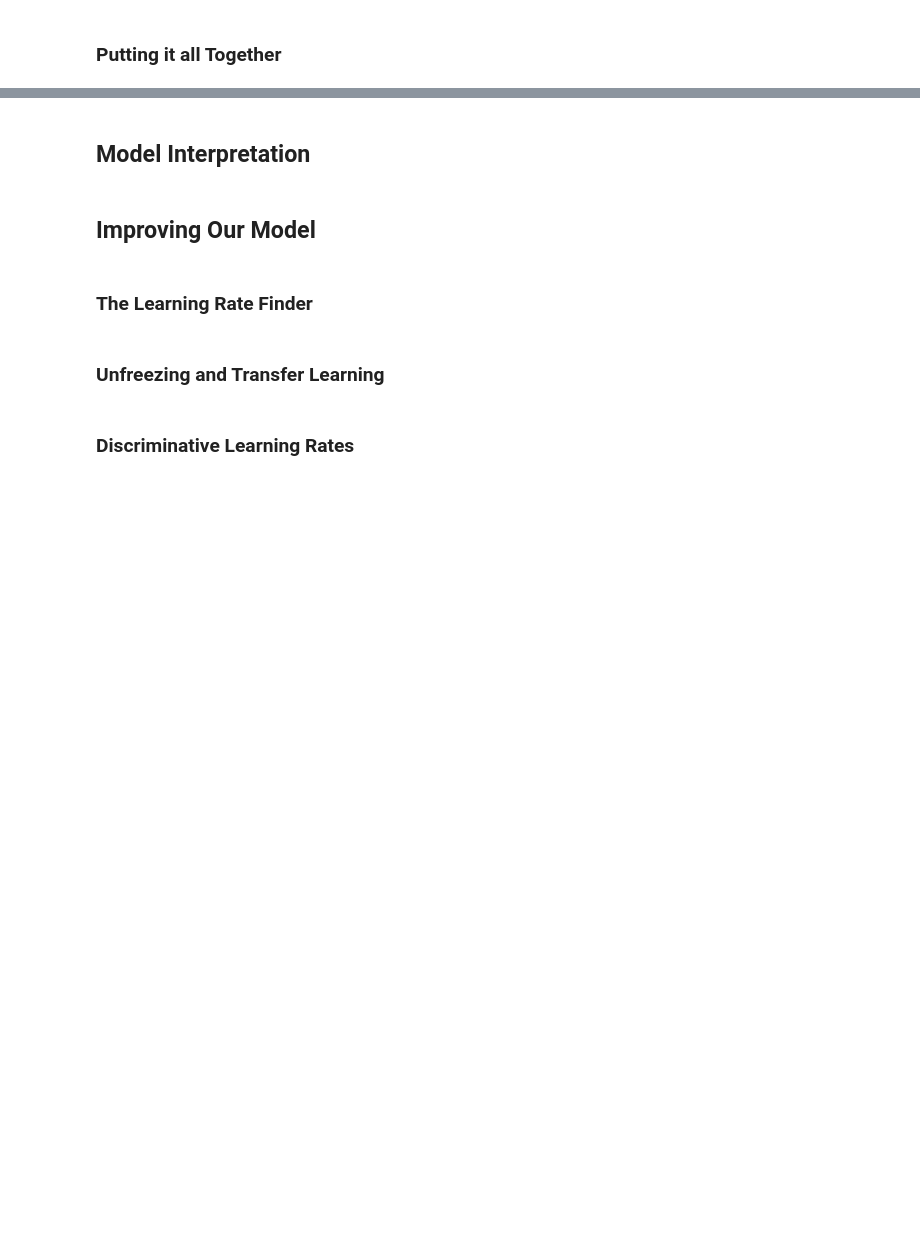
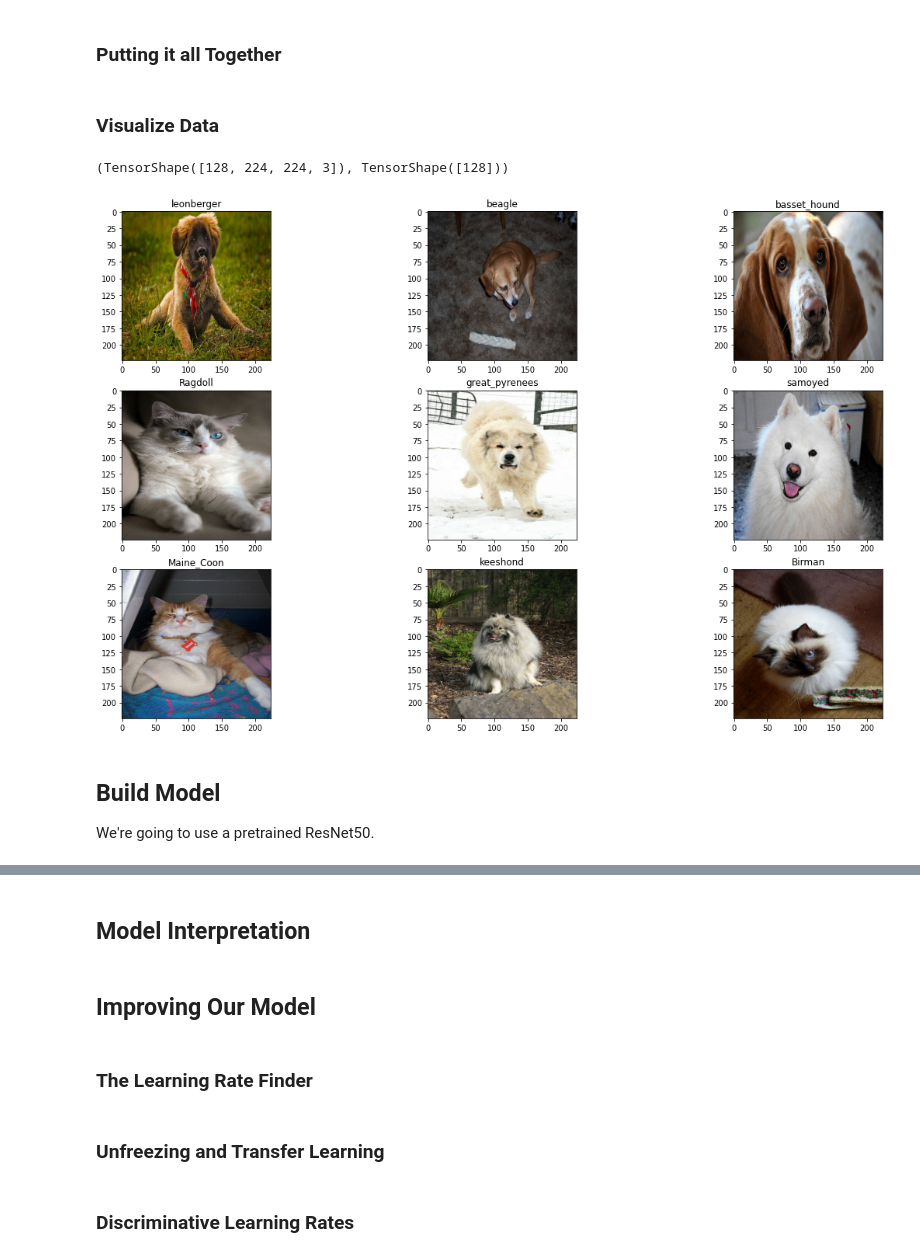
Before and after one commit to bwolfson97/website, a Jupyter notebook: _notebooks/2021-07-22-fastbook-ch-5-tf.ipynb, the cells around one changed output, grey strips where cells are left out. Saved outputs shown, nothing was run; the diff lists cells and outputs as text; code cells hidden in the pictures; blank space fills up the shorter version.

```diff
--- a/_notebooks/2021-07-22-fastbook-ch-5-tf.ipynb
+++ b/_notebooks/2021-07-22-fastbook-ch-5-tf.ipynb
@@ -175,0 +152,39 @@ def get_datasets()
+# %%
+def prep_dataset(ds: tf.data.Dataset, batch_size: int, shuffle: bool):
+    if shuffle: ds = ds.shuffle(len(ds))
+    ds = ds.map(decode_example, num_parallel_calls=AUTOTUNE)
+    ds = ds.batch(batch_size, num_parallel_calls=AUTOTUNE)
+    return ds.prefetch(AUTOTUNE)
+# %%
+def get_datasets(files: list[str], labels: list[str], batch_size: int, shuffle: bool = True):
+    data = tf.data.Dataset.from_tensor_slices((files, labels))
+
+    # Shuffle before splitting off validation set
+    data = data.shuffle(len(data), reshuffle_each_iteration=False)
+
+    # Split into train and val sets
+    num_val = int(len(data) * 0.2)  # Take 20% for validation set
+    train_ds, val_ds = data.skip(num_val), data.take(num_val)
+
+    return prep_dataset(train_ds, batch_size, shuffle=shuffle), prep_dataset(val_ds, batch_size, shuffle=False)
+# %%
+train_ds, val_ds = get_datasets(list(files.map(str)), list(lbls), batch_size=128, shuffle=True)
+# %% [markdown]
+### Visualize Data
+# %%
+xb, yb = next(iter(train_ds))
+xb.shape, yb.shape
+# %% [output]
+(TensorShape([128, 224, 224, 3]), TensorShape([128]))
+# %%
+fig = plt.figure(figsize=(20, 12))
+for i, (x, y) in enumerate(zip(xb[:9], yb[:9])):
+    ax = plt.subplot(3, 3, i + 1)
+    ax.imshow(tf.cast(x, tf.uint8))
+    ax.set_title(vocab[y.numpy()])
+# %% [output]
+[figure, added]
+# %% [markdown]
+## Build Model
+
+We're going to use a pretrained ResNet50.
```
Also changed, not shown: parts of 29 cells of this notebook.
